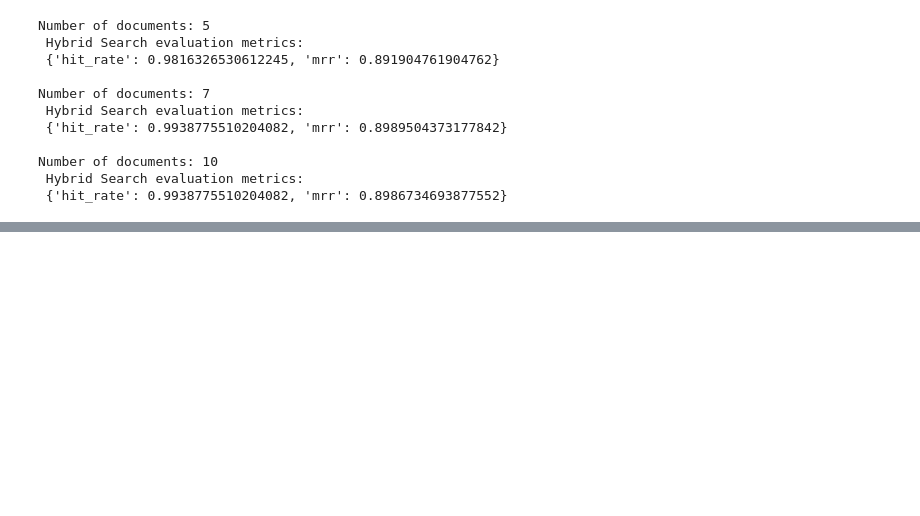
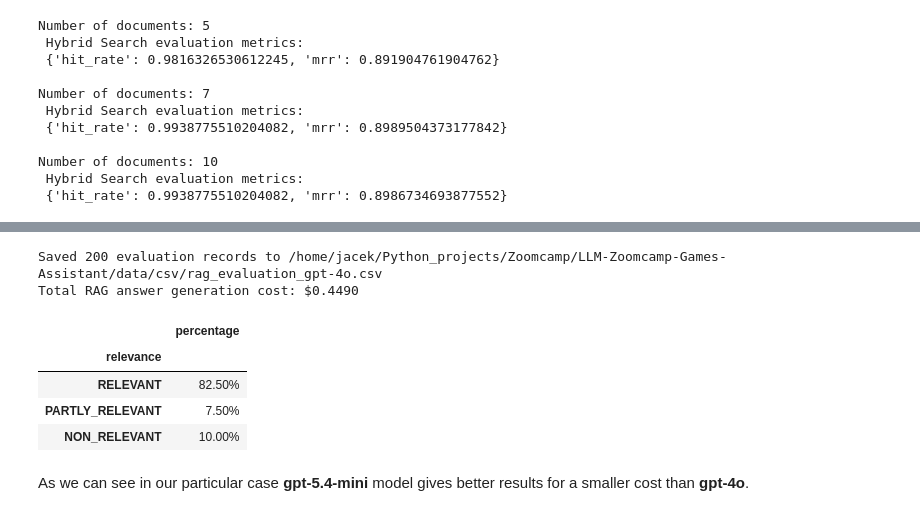
Before and after one commit to jakutyna/LLM-Zoomcamp-Games-Assistant, a Jupyter notebook: games_assistant/_evaluation.ipynb, the cells around one changed output, grey strips where cells are left out. Cells and saved outputs as stored; diff of their text form; code cells hidden in the pictures; blank space fills up the shorter version.

```diff
--- a/games_assistant/_evaluation.ipynb
+++ b/games_assistant/_evaluation.ipynb
@@ -382,0 +497,28 @@ display(relevance_percentages.style.format("{:.2f}%"))
+# %%
+results_path = data_path.parent / "rag_evaluation_gpt-4o.csv"
+evaluation_results.to_csv(results_path, index=False)
+print(f"Saved {len(evaluation_results)} evaluation records to {results_path}")
+
+label_order = ["RELEVANT", "PARTLY_RELEVANT", "NON_RELEVANT"]
+relevance_percentages = (
+    evaluation_results["relevance"]
+    .value_counts(normalize=True)
+    .mul(100)
+    .reindex(label_order, fill_value=0.0)
+    .rename("percentage")
+    .to_frame()
+)
+
+total_generation_cost = evaluation_results["generation_cost_usd"].sum()
+print(f"Total RAG answer generation cost: ${total_generation_cost:.4f}")
+display(relevance_percentages.style.format("{:.2f}%"))
+# %% [output]
+Saved 200 evaluation records to /home/jacek/Python_projects/Zoomcamp/LLM-Zoomcamp-Games-Assistant/data/csv/rag_evaluation_gpt-4o.csv
+Total RAG answer generation cost: $0.4490
+|  | percentage |
+| relevance |  |
+| RELEVANT | 82.50% |
+| PARTLY_RELEVANT | 7.50% |
+| NON_RELEVANT | 10.00% |
+# %% [markdown]
+As we can see in our particular case **gpt-5.4-mini** model gives better results for a smaller cost than **gpt-4o**.
```
Also changed, not shown: parts of 19 cells of this notebook, 2 other files.
